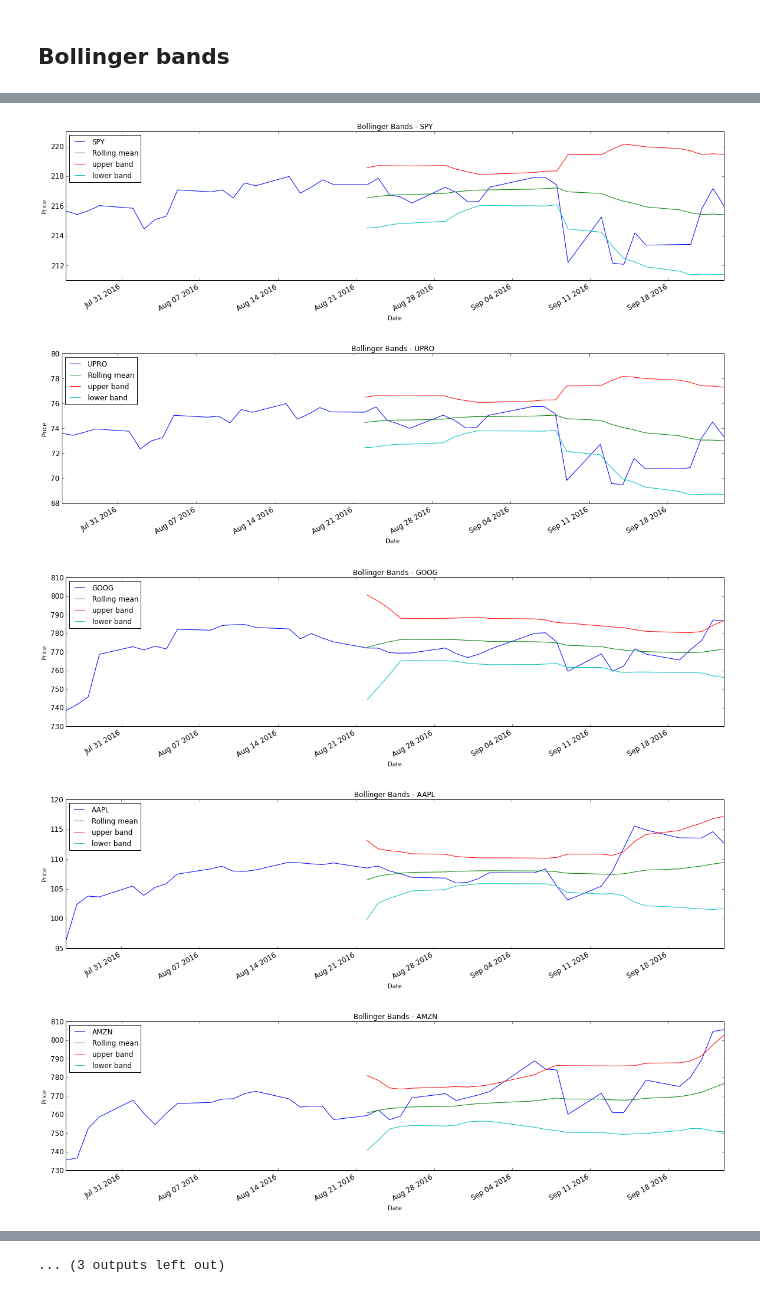
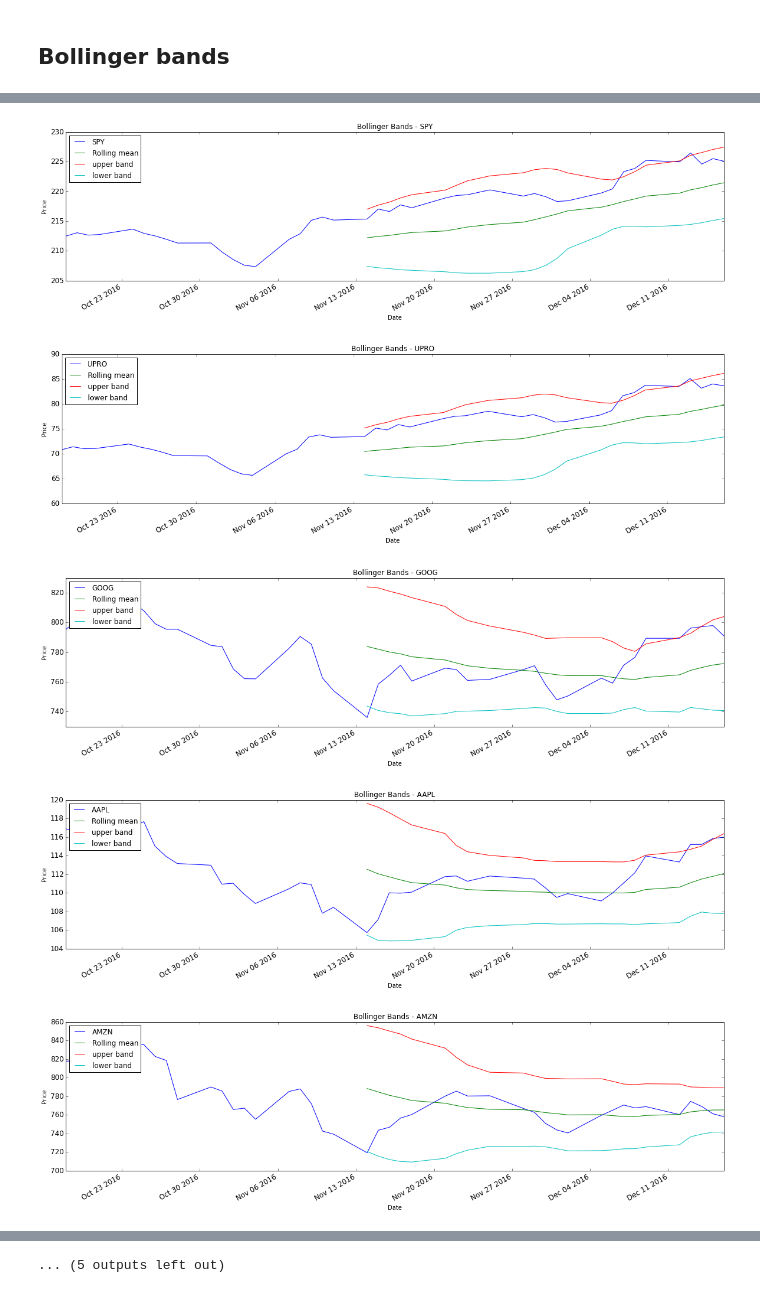
Before and after one commit to carldgosselin/stock-analyzer, a Jupyter notebook: 170_bollinger_bands.ipynb, the cells around one changed output, grey strips where cells are left out. Saved outputs shown, nothing was run; the diff lists cells and outputs as text; code cells hidden in the pictures.

```diff
--- a/170_bollinger_bands.ipynb
+++ b/170_bollinger_bands.ipynb
@@ -67,45 +67,40 @@ def plot_data(df, title="Stock prices"):
     ax.set_xlabel("Date")
     ax.set_ylabel("Price")
     plt.show()
 
 
 def get_rolling_mean(values, window):
     return pd.rolling_mean(values, window=window)
 
 
 def get_rolling_std(values, window):
     return pd.rolling_std(values, window=window)
 
 
 def get_bollinger_bands(rm, rstd):
     # Compute upper_band and lower_band
     upper_band = rm + rstd * 2
     lower_band = rm - rstd * 2
     return upper_band, lower_band
 
 
 def add_bollinger_bands():
     # Read data
-    dates = pd.date_range('2016-07-26', '2016-09-26')
-    symbols = ['UPRO','GOOG','AAPL','AMZN','DIS','NFLX','FB','AXY','VIX','TSLA','GWPH','MSFT','GLD']  # SPY will be added in get_data()
+    dates = pd.date_range('2016-10-18', '2016-12-18')
+    symbols = ['UPRO','GOOG','AAPL','AMZN','DIS','NFLX','FB','AXY','VIX','TSLA','GWPH','MSFT','GLD','RY','TM']
+    # note:  SPY will be added in get_data()
+    # new symbols -> RY (rbc), TM (Toyota)
     df = get_data(symbols, dates)
 
-    plot_selected(df, ['SPY','UPRO','GOOG','AAPL','AMZN','DIS','NFLX','FB','AXY','VIX','TSLA','GWPH','MSFT','GLD'], '2016-07-26', '2016-09-26')
+    plot_selected(df, ['SPY','UPRO','GOOG','AAPL','AMZN','DIS','NFLX','FB','AXY','VIX','TSLA','GWPH','MSFT','GLD','RY','TM'], '2016-07-26', '2016-09-26')
 
     print "Bollinger bands - observations..."
-    print "- Bollinger bands were setup with a 20-day window on all of the stocks I hold (or track) in my portfolio."
-    print "- Looking at the results, one can wait until the price of the stock climbs outside of the bbands to buy or sell."
-    print "- However, bbands cannot be solely relied upon for making investment decision as, for some instances, the stock prices take a few cycles to change direction in a meaningful way. This should be one of the tools used in your toolbox (so to speak)."
-    print "\n"
-    print "Side note..."
-    print "- Displaying all stocks in this sequence makes it great for comparing stocks at a single point in time."
-    print "- Looking at the VIX graph, it is easy to see that most stocks declined when the VIX spiked up in the fall of 2015."
 
 if __name__ == "__main__":
     add_bollinger_bands()
 # %% [output]
-[figure, old version]
+[figure, new version]
-[figure, old version]
+[figure, new version]
-[figure, old version]
+[figure, new version]
-[figure, old version]
+[figure, new version]
-[figure, old version]
+[figure, new version]
@@ -119 +114 @@ if __name__ == "__main__":
-... (3 outputs left out)
+... (5 outputs left out)
```
Also changed, not shown: parts of 1 cell of this notebook, 49 other files.
